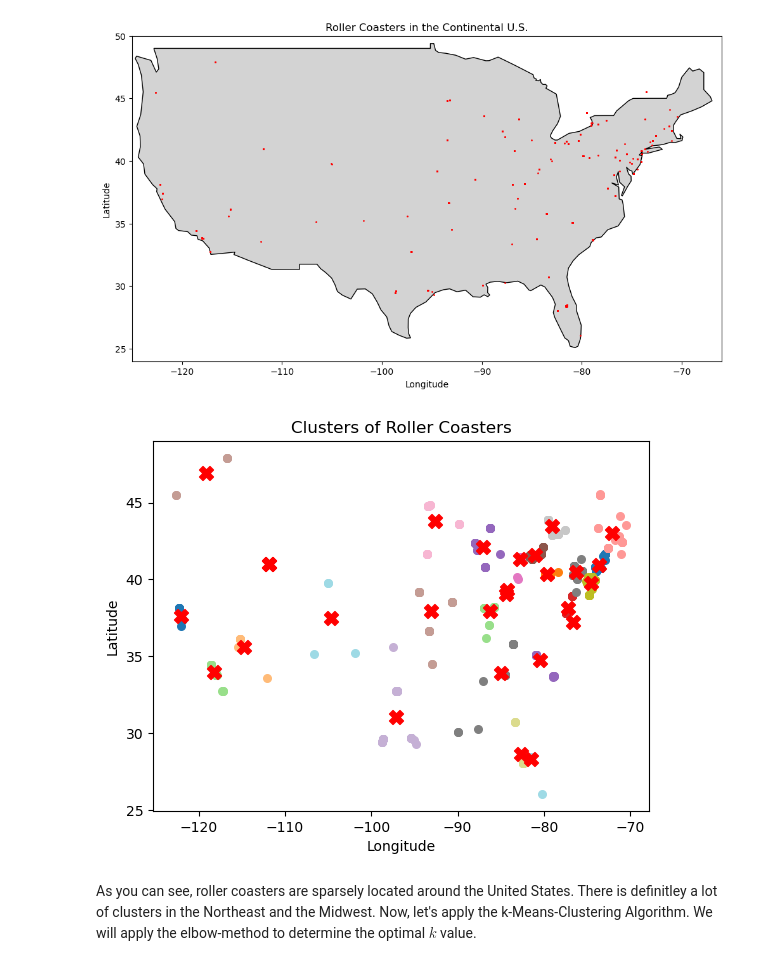
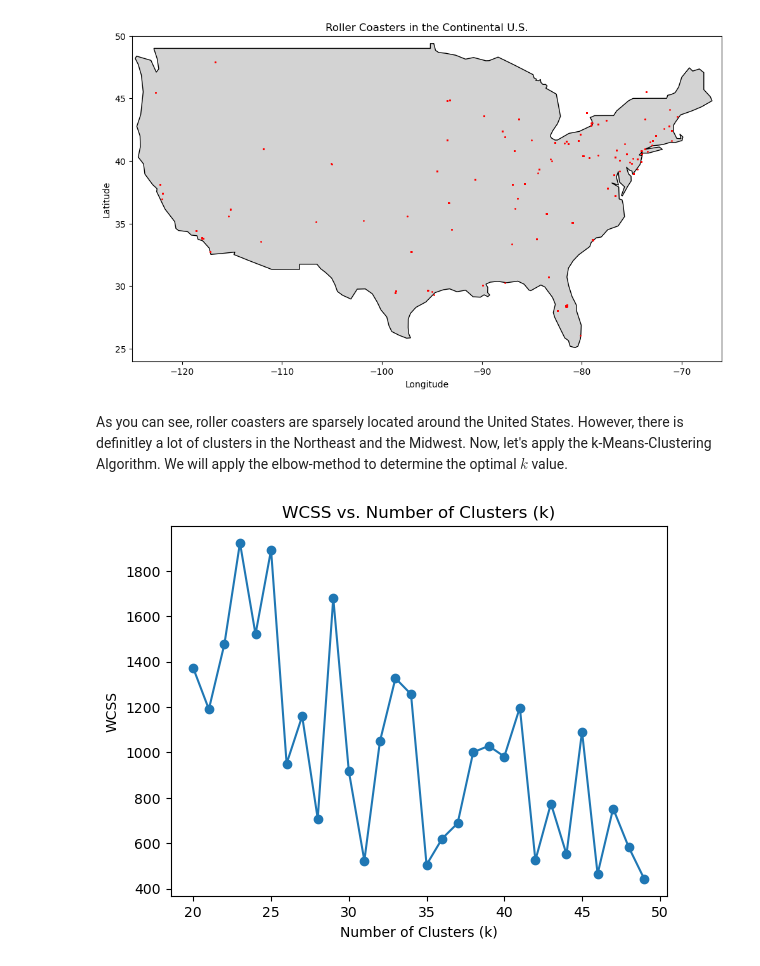
Before and after one commit to legendschwab/cmor438individual, a Jupyter notebook: Unsupervised Machine Learning/1. K-Means Clustering/kMeansCmor438.ipynb, the cells around one changed output. Saved outputs shown, nothing was run; the diff lists cells and outputs as text; code cells hidden in the pictures.

```diff
--- a/Unsupervised Machine Learning/1. K-Means Clustering/kMeansCmor438.ipynb
+++ b/Unsupervised Machine Learning/1. K-Means Clustering/kMeansCmor438.ipynb
@@ -156,49 +196,25 @@ plt.ylabel('Latitude')
 plt.show()
 # %% [output]
 [figure]
+# %% [markdown]
+As you can see, roller coasters are sparsely located around the United States. However, there is definitley a lot of clusters in the Northeast and the Midwest. Now, let's apply the k-Means-Clustering Algorithm. We will apply the elbow-method to determine the optimal $k$ value.
 # %%
 us_coasters_coordinates = continental_us[['longitude','latitude']].to_numpy() # Only Looking at Coordinates
-us_centroids_k, us_clusters_k = k_means(us_coasters_coordinates, k = 28, distance_function=euclidean_distance, max_iters = 300)
-wcss_k = compute_wcss(us_clusters_k, us_centroids_k, euclidean_distance)
+# Elbow Method
+
+wcss_values = []
+
+for k_value in range(20,50):
+    # Running algorithm for each value of k
+    us_centroids_k, us_clusters_k = k_means(us_coasters_coordinates, k = k_value, distance_function=euclidean_distance, max_iters = 100)
+    wcss_k = compute_wcss(us_clusters_k, us_centroids_k, euclidean_distance)
+    wcss_values.append(wcss_k)
+
+# Plotting
+plt.plot(range(20, 50), wcss_values, marker='o')
+plt.title('WCSS vs. Number of Clusters (k)')
+plt.xlabel('Number of Clusters (k)')
+plt.ylabel('WCSS')
+plt.show()
+# %% [output]
+[figure, added]
-# %%
-def plot_clusters(data, clusters, centroids):
-    """
-    Plots the data points with each cluster having its own color and centroids marked.
-
-    Inputs:
-        data: numpy array of data points (e.g., (n_points, 2) for 2D data)
-        clusters: list of clusters, where each cluster is a list of points assigned to that cluster
-        centroids: numpy array of centroids (e.g., (k, 2) for 2D centroids)
-    """
-    # Number of clusters
-    k = len(clusters)
-
-    # Generate colors for each cluster
-    colors = plt.cm.get_cmap('tab20', k)  # 'tab20' is a colormap with 20 distinct colors
-
-    # Plot each cluster with a different color
-    for i in range(k):
-        cluster_points = np.array(clusters[i])
-        plt.scatter(cluster_points[:, 0], cluster_points[:, 1], c=[colors(i)], label=f'Cluster {i+1}', s=30)
-
-    # Plot the centroids as large red points
-    plt.scatter(centroids[:, 0], centroids[:, 1], c='red', marker='X', s=100, label='Centroids')
-
-    # Add labels and title
-    plt.xlabel('Longitude')
-    plt.ylabel('Latitude')
-    plt.title('Clusters of Roller Coasters')
-
-    # Display the plot
-    plt.show()
-
-# Assuming you have the following variables:
-# us_coasters_coordinates = Data points (longitude, latitude)
-# us_clusters_k = The clusters (list of points for each cluster)
-# us_centroids_k = The centroids (k, 2) array of centroids
-
-plot_clusters(us_coasters_coordinates, us_clusters_k, us_centroids_k)
-# %% [output]
-[figure, removed]
-# %% [markdown]
-As you can see, roller coasters are sparsely located around the United States. There is definitley a lot of clusters in the Northeast and the Midwest. Now, let's apply the k-Means-Clustering Algorithm. We will apply the elbow-method to determine the optimal $k$ value.
```
Also changed, not shown: parts of 19 cells of this notebook.
